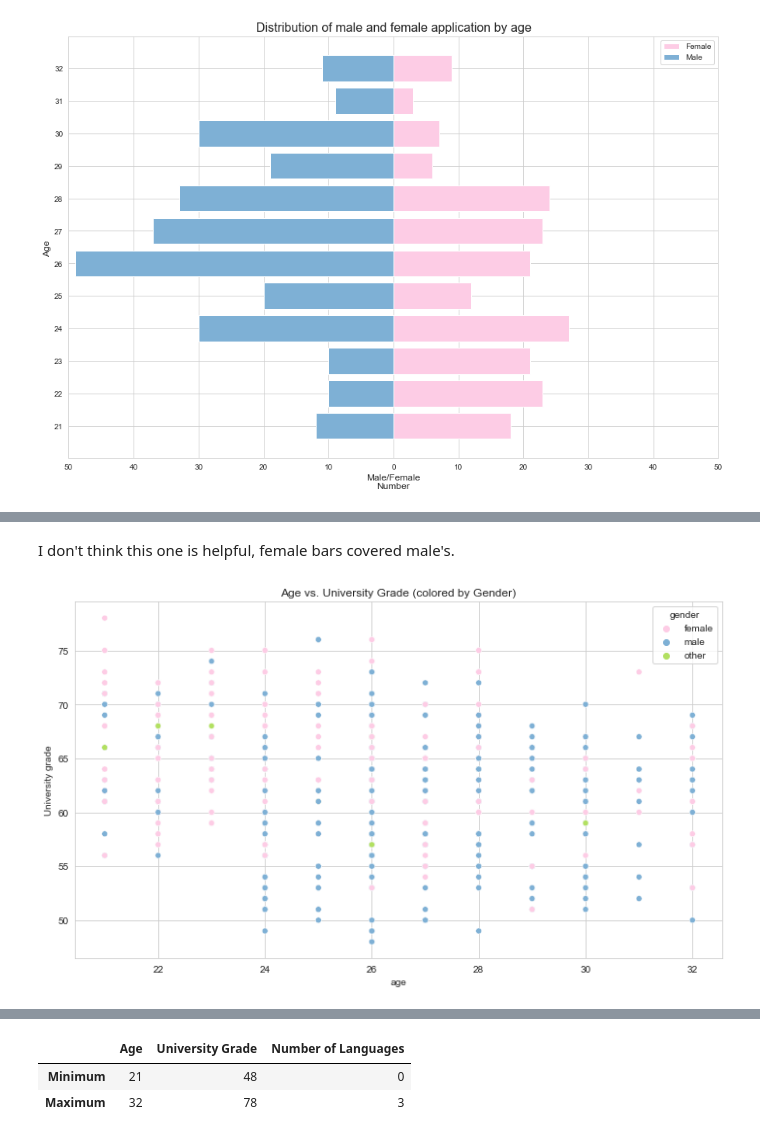
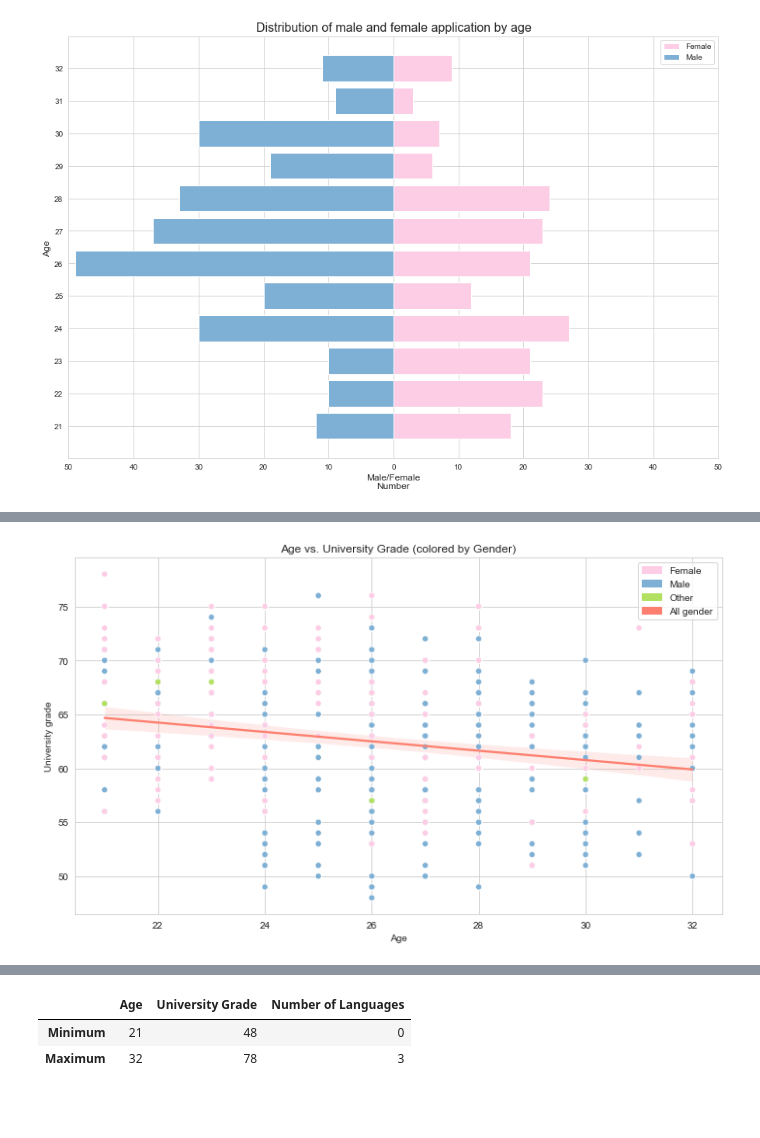
Before and after one commit to kwah-space/IDS-draft, a Jupyter notebook: A3 model.ipynb, the cells around one changed output, grey strips where cells are left out. Saved outputs shown, nothing was run; the diff lists cells and outputs as text; code cells hidden in the pictures; blank space fills up the shorter version.

```diff
--- a/A3 model.ipynb
+++ b/A3 model.ipynb
@@ -139,13 +123,18 @@ plt.show()
-# %% [markdown]
-I don't think this one is helpful, female bars covered male's.
 # %%
 plt.figure(figsize=(10, 6))
 
+a_patch = mpatches.Patch(color=female_color, label='Female')
+b_patch = mpatches.Patch(color=male_color, label='Male')
+c_patch = mpatches.Patch(color='#b2e061', label='Other')
+d_patch = mpatches.Patch(color='#fd7f6f', label='All gender')
+sns.regplot(x='age',y = 'ind-university_grade',data = D_data, fit_reg=True,scatter_kws={"color": "#FFFFFF"}, line_kws={"color": "#fd7f6f"})
 sns.scatterplot(data=D_data, x='age', y='ind-university_grade', hue='gender', marker='o', palette=[female_color, male_color, '#b2e061'])
 plt.title('Age vs. University Grade (colored by Gender)')
+plt.legend(handles=[a_patch, b_patch,c_patch,d_patch])
 plt.ylabel('University grade')
+plt.xlabel("Age")
 
 plt.tight_layout()
 plt.show()
 # %% [output]
-[figure, old version]
+[figure, new version]
```
Also changed, not shown: parts of 14 cells of this notebook.
